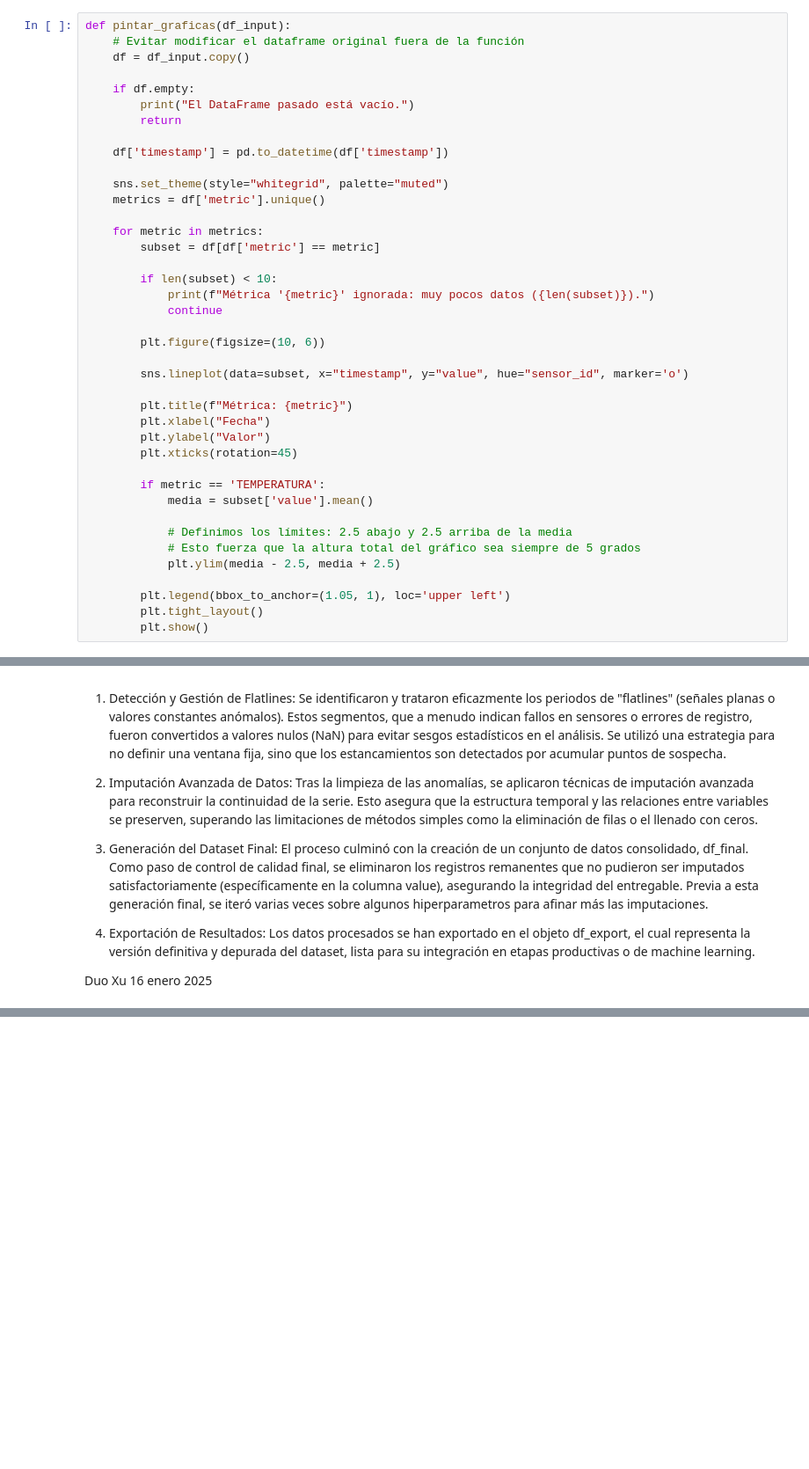
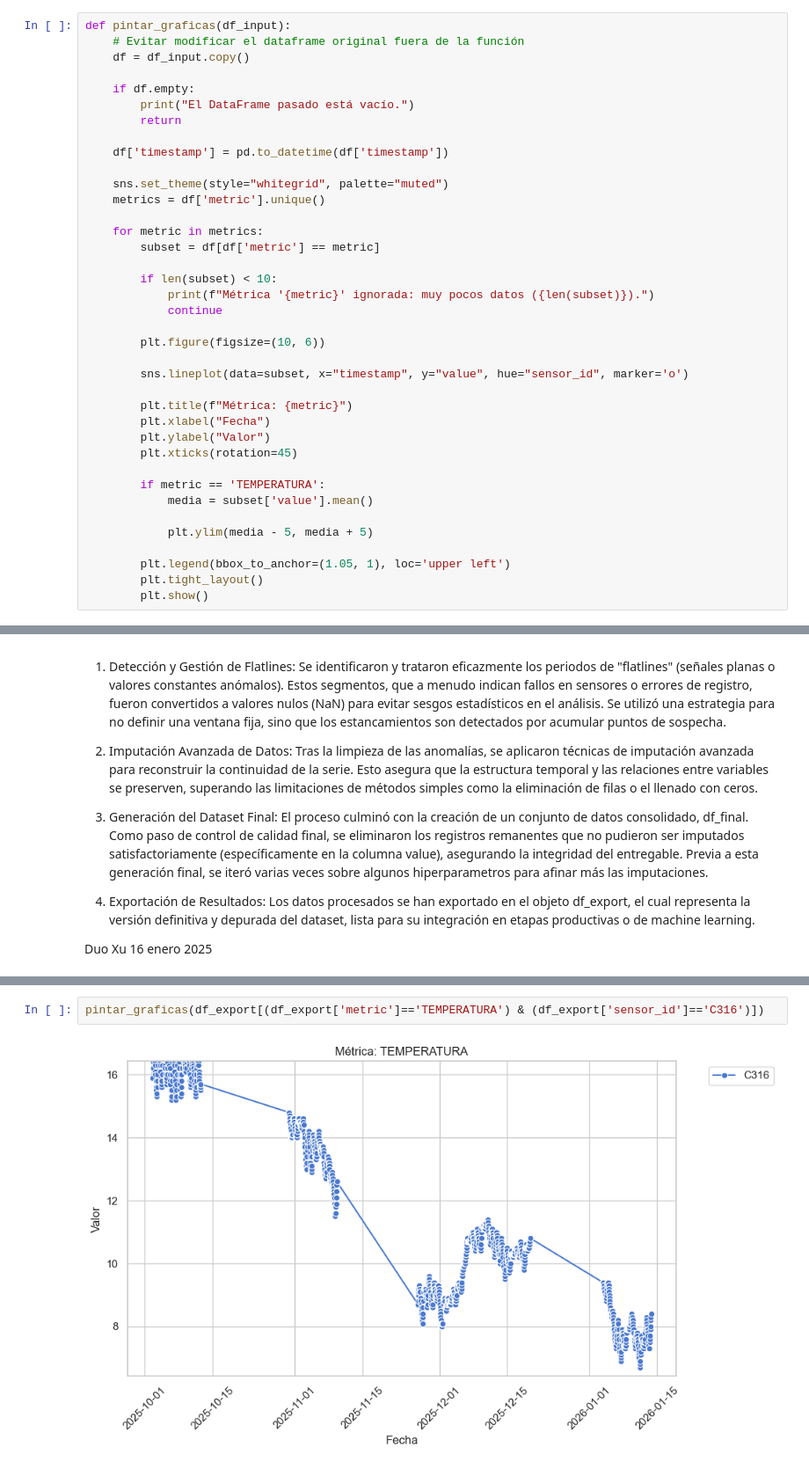
Before and after one commit to theDuoXu/Project-Stalker, a Jupyter notebook: notebooks/Inputación_avanzada_Flatline_cleaner.ipynb, the cells around one changed output, grey strips where cells are left out. Shown at 88% size. Cells and saved outputs as stored; diff of their text form; blank space fills up the shorter version.

```diff
--- a/notebooks/Inputación_avanzada_Flatline_cleaner.ipynb
+++ b/notebooks/Inputación_avanzada_Flatline_cleaner.ipynb
@@ -64,9 +64,7 @@ def pintar_graficas(df_input):
         if metric == 'TEMPERATURA':
             media = subset['value'].mean()
 
-            # Definimos los límites: 2.5 abajo y 2.5 arriba de la media
-            # Esto fuerza que la altura total del gráfico sea siempre de 5 grados
-            plt.ylim(media - 2.5, media + 2.5)
+            plt.ylim(media - 5, media + 5)
 
         plt.legend(bbox_to_anchor=(1.05, 1), loc='upper left')
         plt.tight_layout()
@@ -2226,0 +2237,4 @@ Duo Xu 16 enero 2025
+# %%
+pintar_graficas(df_export[(df_export['metric']=='TEMPERATURA') & (df_export['sensor_id']=='C316')])
+# %% [output]
+[figure, added]
```
Also changed, not shown: parts of 3 cells of this notebook.
